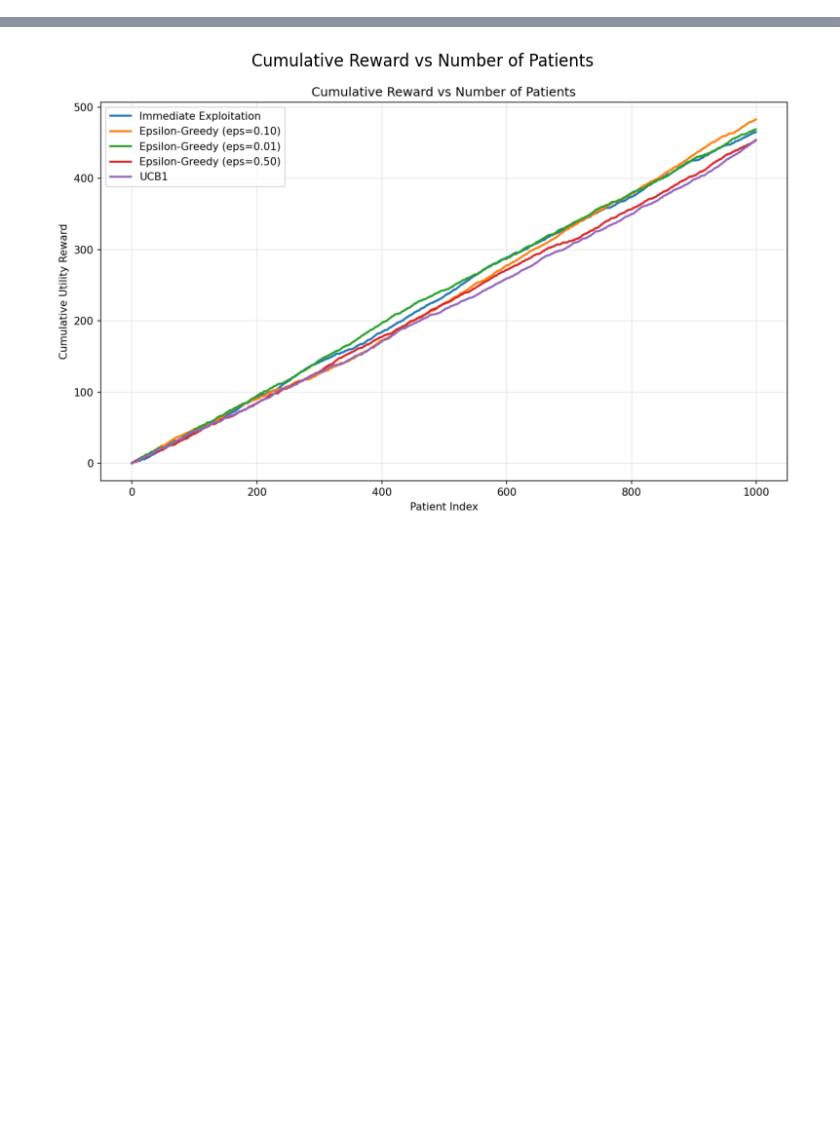
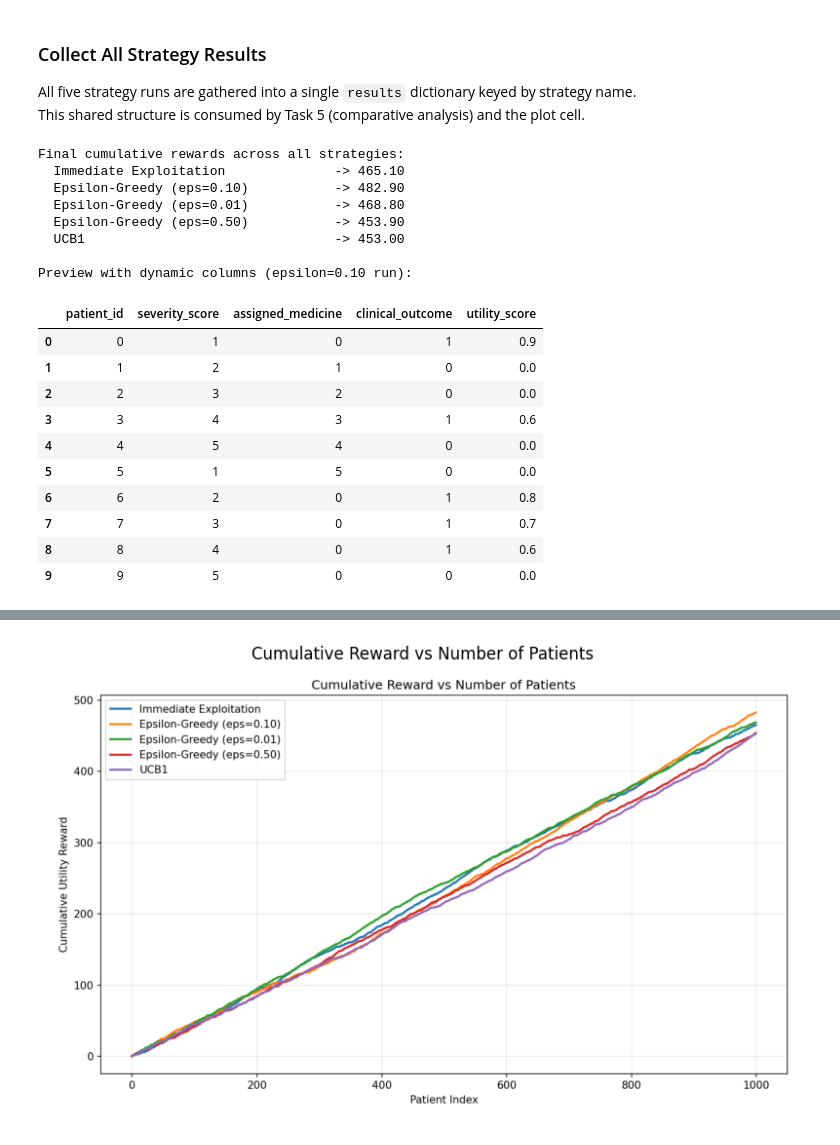
Before and after one commit to bhavani05021/Sem2_DRL, a Jupyter notebook: Team_37_MAB.ipynb, the cells around one changed output, grey strips where cells are left out. Saved outputs shown, nothing was run; the diff lists cells and outputs as text; code cells hidden in the pictures; blank space fills up the shorter version.

Commit message:
files with screenshot cell

```diff
--- a/Team_37_MAB.ipynb
+++ b/Team_37_MAB.ipynb
@@ -371 +394,52 @@ UCB1                         -> 453.00
+# %% [markdown]
+### Collect All Strategy Results
+
+All five strategy runs are gathered into a single `results` dictionary keyed by strategy name.
+This shared structure is consumed by Task 5 (comparative analysis) and the plot cell.
+# %%
+# Collect all strategy results in a dict keyed by strategy name.
+# bandit statistics were updated using clinical_outcome (0/1);
+# cumulative_reward tracks utility_score — as specified by the assignment.
+results = {
+    immediate.name: immediate,
+    eps_10.name:    eps_10,
+    eps_01.name:    eps_01,
+    eps_50.name:    eps_50,
+    ucb.name:       ucb,
+}
+
+# Print final cumulative utility for a quick numerical comparison.
+print("Final cumulative rewards across all strategies:")
+for name, res in results.items():
+    print(f"  {name:35s} -> {res.cumulative_reward[-1]:.2f}")
+
+# Attach dynamic columns from the eps=0.10 run to a copy of the base dataset
+# for a representative preview
+run_df = env.base_df.copy()
+run_df['assigned_medicine'] = eps_10.assigned_medicines
+run_df['clinical_outcome']  = eps_10.outcomes
+run_df['utility_score']     = eps_10.utilities
+
+print('\nPreview with dynamic columns (epsilon=0.10 run):')
+display(run_df.head(10))
+# %% [output]
+Final cumulative rewards across all strategies:
+  Immediate Exploitation              -> 465.10
+  Epsilon-Greedy (eps=0.10)           -> 482.90
+  Epsilon-Greedy (eps=0.01)           -> 468.80
+  Epsilon-Greedy (eps=0.50)           -> 453.90
+  UCB1                                -> 453.00
+
+Preview with dynamic columns (epsilon=0.10 run):
+|  | patient_id | severity_score | assigned_medicine | clinical_outcome | utility_score |
+| 0 | 0 | 1 | 0 | 1 | 0.9 |
+| 1 | 1 | 2 | 1 | 0 | 0.0 |
+| 2 | 2 | 3 | 2 | 0 | 0.0 |
+| 3 | 3 | 4 | 3 | 1 | 0.6 |
+| 4 | 4 | 5 | 4 | 0 | 0.0 |
+| 5 | 5 | 1 | 5 | 0 | 0.0 |
+| 6 | 6 | 2 | 0 | 1 | 0.8 |
+| 7 | 7 | 3 | 0 | 1 | 0.7 |
+| 8 | 8 | 4 | 0 | 1 | 0.6 |
+| 9 | 9 | 5 | 0 | 0 | 0.0 |
 # %%
```
Also changed, not shown: parts of 16 cells of this notebook, 1 other file.
